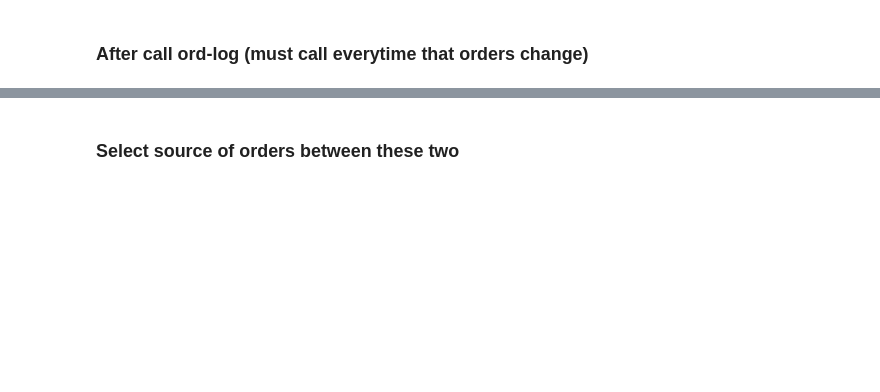
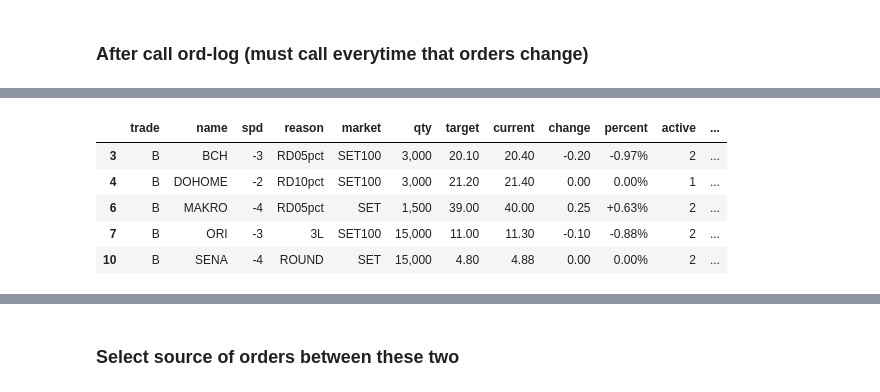
Before and after one commit to santimcs/A8, a Jupyter notebook: Daily/120-Orders.ipynb, the cells around one changed output, grey strips where cells are left out. Drawn from its saved outputs; the diff is of its cells as text; code cells hidden in the pictures; blank space fills up the shorter version.

```diff
--- a/Daily/120-Orders.ipynb
+++ b/Daily/120-Orders.ipynb
@@ -141,5 +180,12 @@ show(df[['trans','name','spd','reason','qty','target','current','active']])
 # %%
-mb = (df.trans == 'Buy') & (df.spd >= -5)
+mb = (df.trans == 'Buy') & (df.spd >= -4)
 df[mb].sort_values(['name'],ascending=[True]).style.format(format_dict)
+# %% [output]
+|  | trade | name | spd | reason | market | qty | target | current | change | percent | active | ... |
+| 3 | B | BCH | -3 | RD05pct | SET100 | 3,000 | 20.10 | 20.40 | -0.20 | -0.97% | 2 | ... |
+| 4 | B | DOHOME | -2 | RD10pct | SET100 | 3,000 | 21.20 | 21.40 | 0.00 | 0.00% | 1 | ... |
+| 6 | B | MAKRO | -4 | RD05pct | SET | 1,500 | 39.00 | 40.00 | 0.25 | +0.63% | 2 | ... |
+| 7 | B | ORI | -3 | 3L | SET100 | 15,000 | 11.00 | 11.30 | -0.10 | -0.88% | 2 | ... |
+| 10 | B | SENA | -4 | ROUND | SET | 15,000 | 4.80 | 4.88 | 0.00 | 0.00% | 2 | ... |
 # %%
 show(df[['trans','name','spd','reason','qty','target','current','percent','active']])
```
Also changed, not shown: parts of 18 cells of this notebook, 54 other files.
